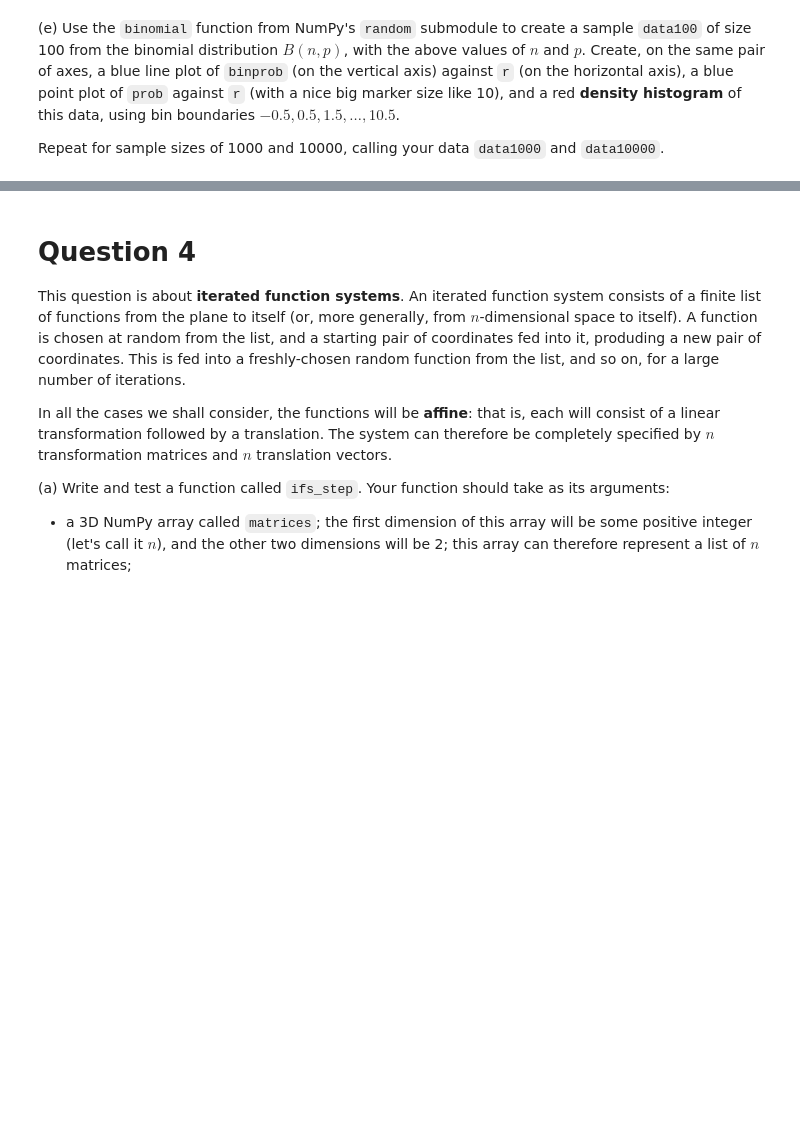
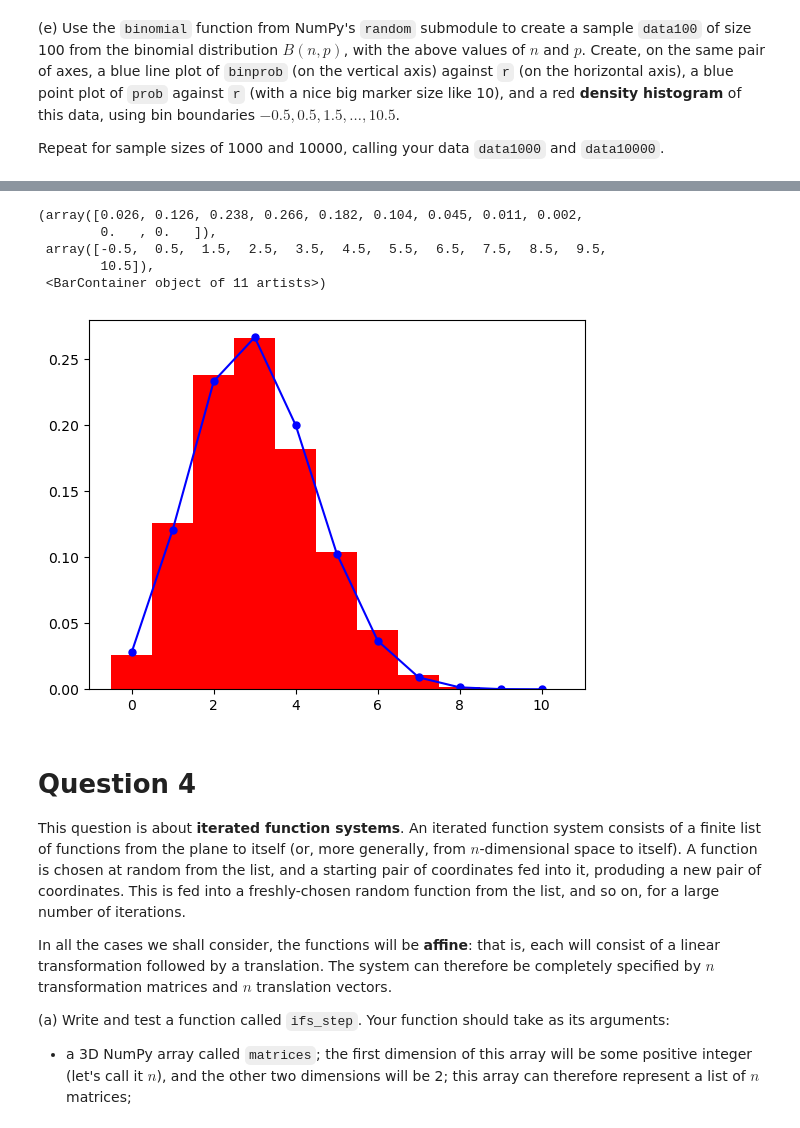
Before and after one commit to Imperial-MATH40006/math40006-2022-23-term2-week4-minister66, a Jupyter notebook: term2week4.ipynb, the cells around one changed output, grey strips where cells are left out. Saved outputs shown, nothing was run; the diff lists cells and outputs as text; code cells hidden in the pictures; blank space fills up the shorter version.

```diff
--- a/term2week4.ipynb
+++ b/term2week4.ipynb
@@ -437,7 +494,16 @@ question3e1(_globals)
 # %%
 # Cell for second plot
-# YOUR CODE HERE
-raise NotImplementedError()
+data1000 = nrnd.binomial(n,p,1000)
+plt.plot(r,binprob,'b')
+plt.plot(r,binprob,'.b',markersize=10)
+plt.hist(data1000, bins = np.arange(-0.5,11.0), color='red', density=True)
+# %% [output]
+(array([0.026, 0.126, 0.238, 0.266, 0.182, 0.104, 0.045, 0.011, 0.002,
+        0.   , 0.   ]),
+ array([-0.5,  0.5,  1.5,  2.5,  3.5,  4.5,  5.5,  6.5,  7.5,  8.5,  9.5,
+        10.5]),
+ <BarContainer object of 11 artists>)
+[figure, added]
 # %%
 # For checking data1000
 # 1 Mark
```
Also changed, not shown: parts of 10 cells of this notebook.
